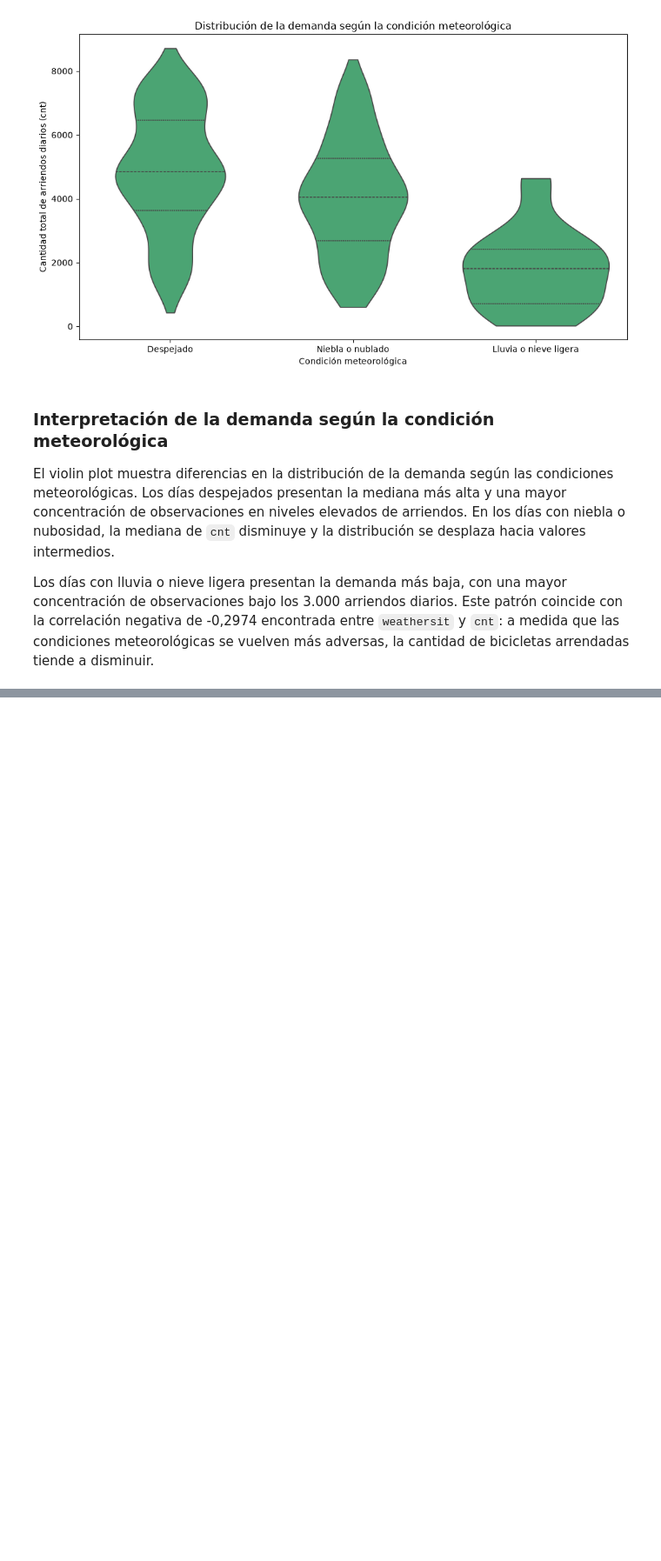
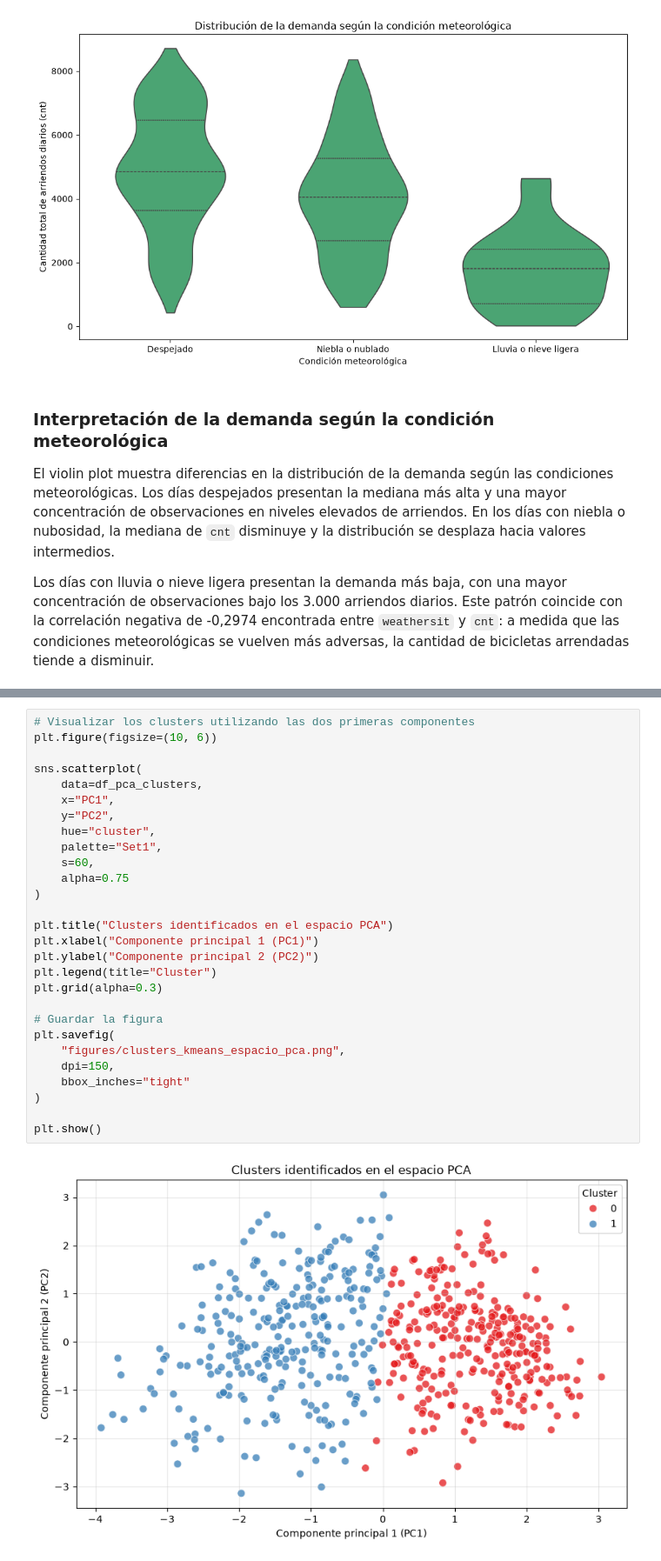
Before and after one commit to frachavez1990-prog/ML1_ExamenAplicado_Chavez_Francisco, a Jupyter notebook: examen_bike_sharing.ipynb, the cells around one changed output, grey strips where cells are left out. Shown at 87% size. Cells and saved outputs as stored; diff of their text form; blank space fills up the shorter version.

```diff
--- a/examen_bike_sharing.ipynb
+++ b/examen_bike_sharing.ipynb
@@ -479,0 +1010,30 @@ Los días con lluvia o nieve ligera presentan la demanda más baja, con una mayo
+# %%
+# Visualizar los clusters utilizando las dos primeras componentes
+plt.figure(figsize=(10, 6))
+
+sns.scatterplot(
+    data=df_pca_clusters,
+    x="PC1",
+    y="PC2",
+    hue="cluster",
+    palette="Set1",
+    s=60,
+    alpha=0.75
+)
+
+plt.title("Clusters identificados en el espacio PCA")
+plt.xlabel("Componente principal 1 (PC1)")
+plt.ylabel("Componente principal 2 (PC2)")
+plt.legend(title="Cluster")
+plt.grid(alpha=0.3)
+
+# Guardar la figura
+plt.savefig(
+    "figures/clusters_kmeans_espacio_pca.png",
+    dpi=150,
+    bbox_inches="tight"
+)
+
+plt.show()
+# %% [output]
+[figure, added]
```
Also changed, not shown: parts of 41 cells of this notebook, 7 other files.
